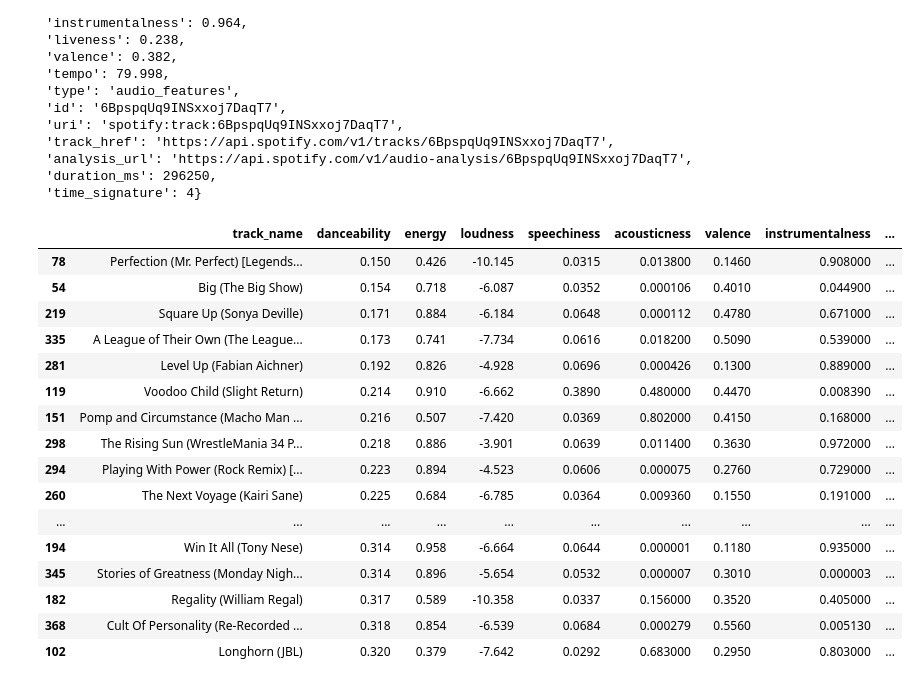
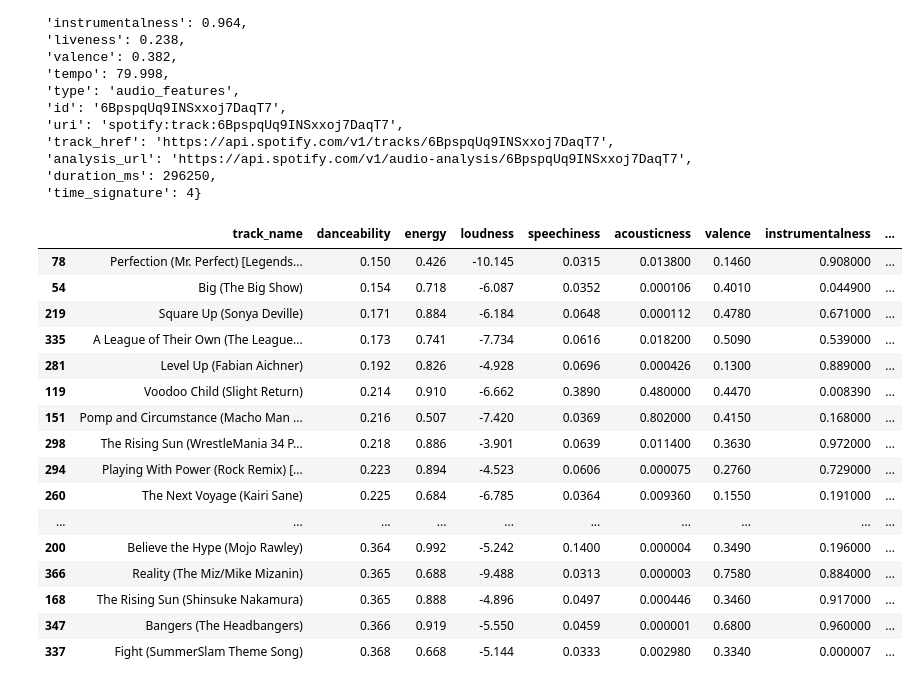
Before and after one commit to Alastair-Tyson/wwe-analysis, a Jupyter notebook: Untitled.ipynb, the cells around one changed output. Drawn from its saved outputs; the diff is of its cells as text; code cells hidden in the pictures.

```diff
--- a/Untitled.ipynb
+++ b/Untitled.ipynb
@@ -119,20 +123,20 @@ af
 # %%
-df.sort_values(by='danceability',ascending=True).head(30)
+df.sort_values(by='danceability',ascending=True).head(50)
 # %% [output]
 |  | track_name | danceability | energy | loudness | speechiness | acousticness | valence | instrumentalness | ... |
 | 78 | Perfection (Mr. Perfect) [Legends... | 0.150 | 0.426 | -10.145 | 0.0315 | 0.013800 | 0.1460 | 0.908000 | ... |
 | 54 | Big (The Big Show) | 0.154 | 0.718 | -6.087 | 0.0352 | 0.000106 | 0.4010 | 0.044900 | ... |
 | 219 | Square Up (Sonya Deville) | 0.171 | 0.884 | -6.184 | 0.0648 | 0.000112 | 0.4780 | 0.671000 | ... |
 | 335 | A League of Their Own (The League... | 0.173 | 0.741 | -7.734 | 0.0616 | 0.018200 | 0.5090 | 0.539000 | ... |
 | 281 | Level Up (Fabian Aichner) | 0.192 | 0.826 | -4.928 | 0.0696 | 0.000426 | 0.1300 | 0.889000 | ... |
 | 119 | Voodoo Child (Slight Return) | 0.214 | 0.910 | -6.662 | 0.3890 | 0.480000 | 0.4470 | 0.008390 | ... |
 | 151 | Pomp and Circumstance (Macho Man ... | 0.216 | 0.507 | -7.420 | 0.0369 | 0.802000 | 0.4150 | 0.168000 | ... |
 | 298 | The Rising Sun (WrestleMania 34 P... | 0.218 | 0.886 | -3.901 | 0.0639 | 0.011400 | 0.3630 | 0.972000 | ... |
 | 294 | Playing With Power (Rock Remix) [... | 0.223 | 0.894 | -4.523 | 0.0606 | 0.000075 | 0.2760 | 0.729000 | ... |
 | 260 | The Next Voyage (Kairi Sane) | 0.225 | 0.684 | -6.785 | 0.0364 | 0.009360 | 0.1550 | 0.191000 | ... |
 | ... | ... | ... | ... | ... | ... | ... | ... | ... | ... |
-| 194 | Win It All (Tony Nese) | 0.314 | 0.958 | -6.664 | 0.0644 | 0.000001 | 0.1180 | 0.935000 | ... |
-| 345 | Stories of Greatness (Monday Nigh... | 0.314 | 0.896 | -5.654 | 0.0532 | 0.000007 | 0.3010 | 0.000003 | ... |
-| 182 | Regality (William Regal) | 0.317 | 0.589 | -10.358 | 0.0337 | 0.156000 | 0.3520 | 0.405000 | ... |
-| 368 | Cult Of Personality (Re-Recorded ... | 0.318 | 0.854 | -6.539 | 0.0684 | 0.000279 | 0.5560 | 0.005130 | ... |
-| 102 | Longhorn (JBL) | 0.320 | 0.379 | -7.642 | 0.0292 | 0.683000 | 0.2950 | 0.803000 | ... |
+| 200 | Believe the Hype (Mojo Rawley) | 0.364 | 0.992 | -5.242 | 0.1400 | 0.000004 | 0.3490 | 0.196000 | ... |
+| 366 | Reality (The Miz/Mike Mizanin) | 0.365 | 0.688 | -9.488 | 0.0313 | 0.000003 | 0.7580 | 0.884000 | ... |
+| 168 | The Rising Sun (Shinsuke Nakamura) | 0.365 | 0.888 | -4.896 | 0.0497 | 0.000446 | 0.3460 | 0.917000 | ... |
+| 347 | Bangers (The Headbangers) | 0.366 | 0.919 | -5.550 | 0.0459 | 0.000001 | 0.6800 | 0.960000 | ... |
+| 337 | Fight (SummerSlam Theme Song) | 0.368 | 0.668 | -5.144 | 0.0333 | 0.002980 | 0.3340 | 0.000007 | ... |
```
Also changed, not shown: parts of 17 cells of this notebook.
